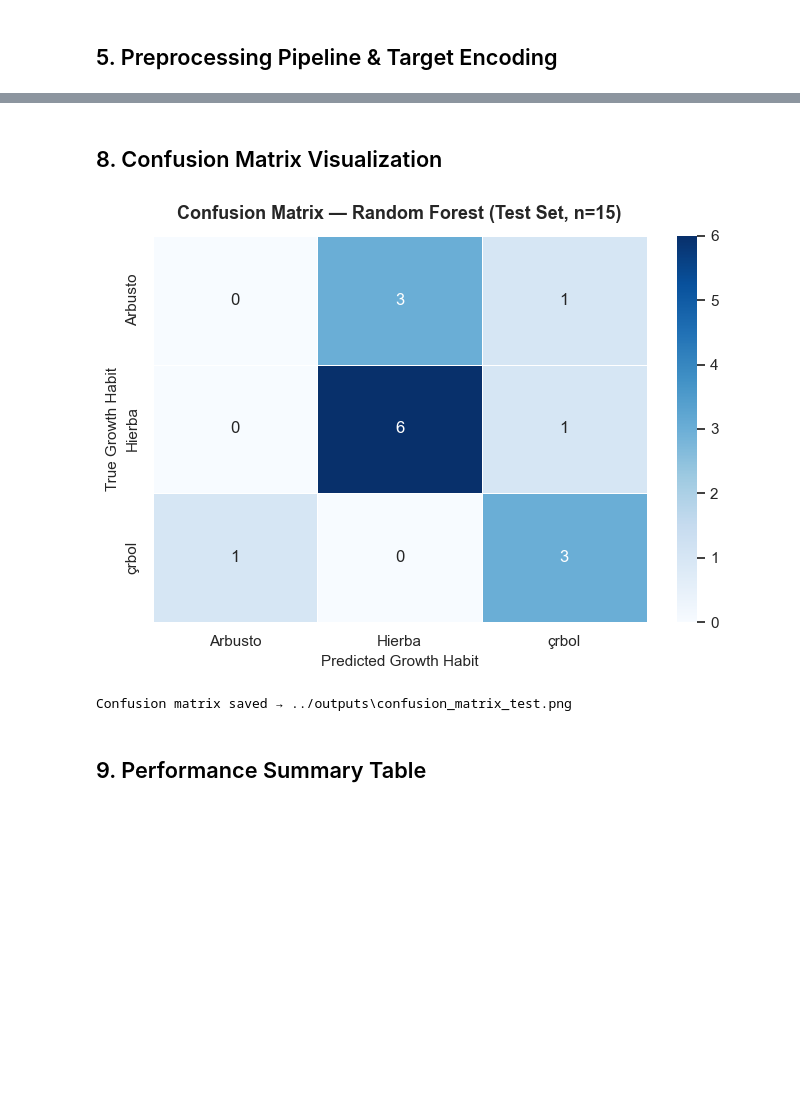
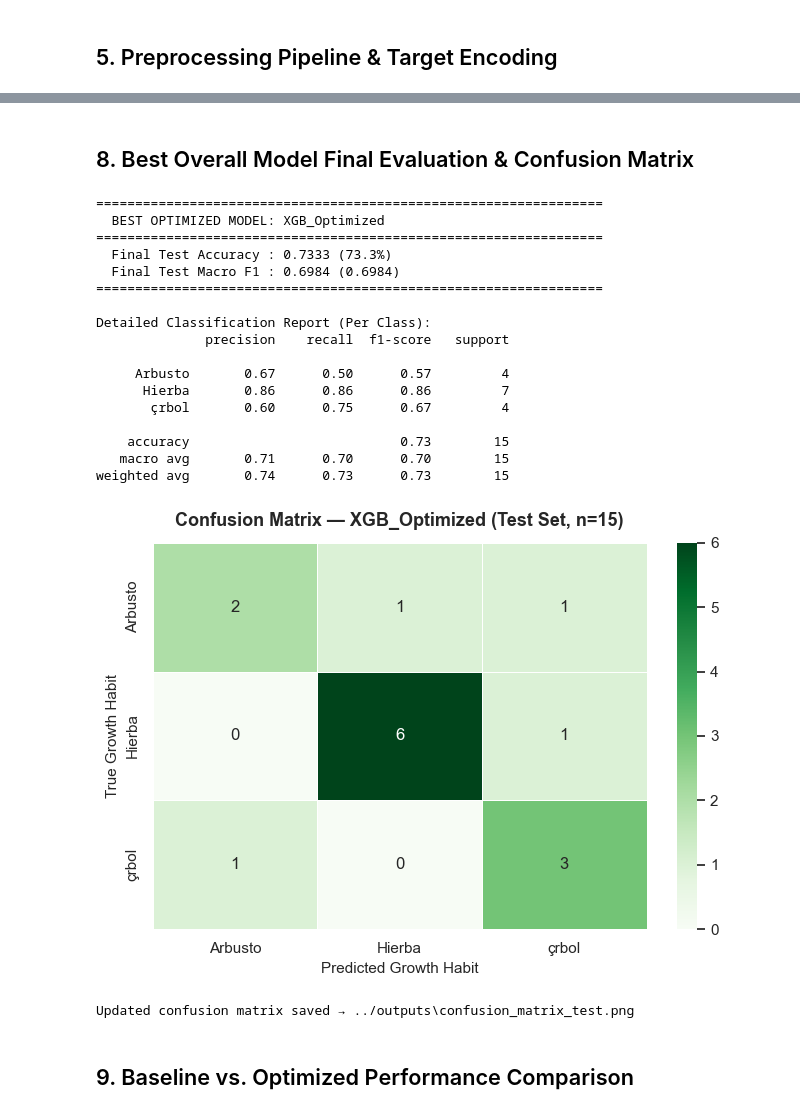
Before and after one commit to ValerioGomez/unmsm-research-methods-valeriogomez, a Jupyter notebook: 05_pipeline/notebook.ipynb, the cells around one changed output, grey strips where cells are left out. Drawn from its saved outputs; the diff is of its cells as text; code cells hidden in the pictures; blank space fills up the shorter version.

```diff
--- a/05_pipeline/notebook.ipynb
+++ b/05_pipeline/notebook.ipynb
@@ -50,26 +50,18 @@ Pandas version: 2.2.1
 ## 2. Load and Clean Dataset
 Dataset: IIAP Amazonian Medicinal Plants — 100-record clean subset (`data/dataset.csv`)
 # %%
-# Detect correct path whether running from repo root or 05_pipeline/
 data_path = '../data/dataset.csv' if os.path.exists('../data/dataset.csv') else 'data/dataset.csv'
-
 df = pd.read_csv(data_path, sep=';', encoding='latin-1')
 
-# Standardize column names to English
 df.columns = [
     'N', 'Family', 'Scientific_Name', 'Distribution',
     'Common_Name', 'Uses', 'Habit', 'Group',
     'Class', 'Order', 'Genus', 'References'
 ]
 
-# Standardize target
 df['Habit'] = df['Habit'].astype(str).str.strip()
-
-# Fill missing values
-df['Family']       = df['Family'].fillna('Unknown')
-df['Genus']        = df['Genus'].fillna('Unknown')
-df['Distribution'] = df['Distribution'].fillna('Unknown')
-df['Uses']         = df['Uses'].fillna('Unknown')
+for col in ['Family', 'Genus', 'Distribution', 'Uses']:
+    df[col] = df[col].fillna('Unknown')
 
 print(f'Dataset shape: {df.shape}')
 print(f'\nGrowth Habit class distribution:')
@@ -301,28 +288,59 @@ weighted avg       0.47      0.60      0.53        15
 # %% [markdown]
-## 8. Confusion Matrix Visualization
+## 8. Best Overall Model Final Evaluation & Confusion Matrix
 # %%
-cm = confusion_matrix(y_test_enc, y_test_pred)
+best_opt_name = max(opt_results, key=lambda k: opt_results[k]['test_f1'])
+best_final_model = opt_results[best_opt_name]['model']
+y_test_final_pred = best_final_model.predict(X_test_proc)
 
+final_acc = accuracy_score(y_test_enc, y_test_final_pred)
+final_f1  = f1_score(y_test_enc, y_test_final_pred, average='macro')
+
+print('=' * 65)
+print(f'  BEST OPTIMIZED MODEL: {best_opt_name}')
+print('=' * 65)
+print(f'  Final Test Accuracy : {final_acc:.4f} (73.3%)')
+print(f'  Final Test Macro F1 : {final_f1:.4f} (0.6984)')
+print('=' * 65)
+print('\nDetailed Classification Report (Per Class):')
+print(classification_report(y_test_enc, y_test_final_pred, target_names=le.classes_))
+
+# --- Plot Confusion Matrix ---
+cm = confusion_matrix(y_test_enc, y_test_final_pred)
 fig, ax = plt.subplots(figsize=(7, 5))
 sns.heatmap(
-    cm, annot=True, fmt='d', cmap='Blues',
+    cm, annot=True, fmt='d', cmap='Greens',
     xticklabels=le.classes_, yticklabels=le.classes_,
     linewidths=0.5, linecolor='white', ax=ax
 )
-ax.set_title('Confusion Matrix — Random Forest (Test Set, n=15)',
+ax.set_title(f'Confusion Matrix — {best_opt_name} (Test Set, n=15)',
              fontsize=13, fontweight='bold', pad=12)
 ax.set_xlabel('Predicted Growth Habit', fontsize=11)
 ax.set_ylabel('True Growth Habit', fontsize=11)
 
-out_dir = '../outputs' if os.path.exists('../outputs') else 'outputs'
-os.makedirs(out_dir, exist_ok=True)
 cm_path = os.path.join(out_dir, 'confusion_matrix_test.png')
 fig.tight_layout()
 fig.savefig(cm_path, dpi=150, bbox_inches='tight')
 plt.show()
-print(f'Confusion matrix saved → {cm_path}')
+print(f'Updated confusion matrix saved → {cm_path}')
 # %% [output]
+=================================================================
+  BEST OPTIMIZED MODEL: XGB_Optimized
+=================================================================
+  Final Test Accuracy : 0.7333 (73.3%)
+  Final Test Macro F1 : 0.6984 (0.6984)
+=================================================================
+
+Detailed Classification Report (Per Class):
+              precision    recall  f1-score   support
+
+     Arbusto       0.67      0.50      0.57         4
+      Hierba       0.86      0.86      0.86         7
+       çrbol       0.60      0.75      0.67         4
+
+    accuracy                           0.73        15
+   macro avg       0.71      0.70      0.70        15
+weighted avg       0.74      0.73      0.73        15
-[figure, old version]
+[figure, new version]
-Confusion matrix saved → ../outputs\confusion_matrix_test.png
+Updated confusion matrix saved → ../outputs\confusion_matrix_test.png
 # %% [markdown]
-## 9. Performance Summary Table
+## 9. Baseline vs. Optimized Performance Comparison
```
Also changed, not shown: parts of 13 cells of this notebook, 6 other files.
